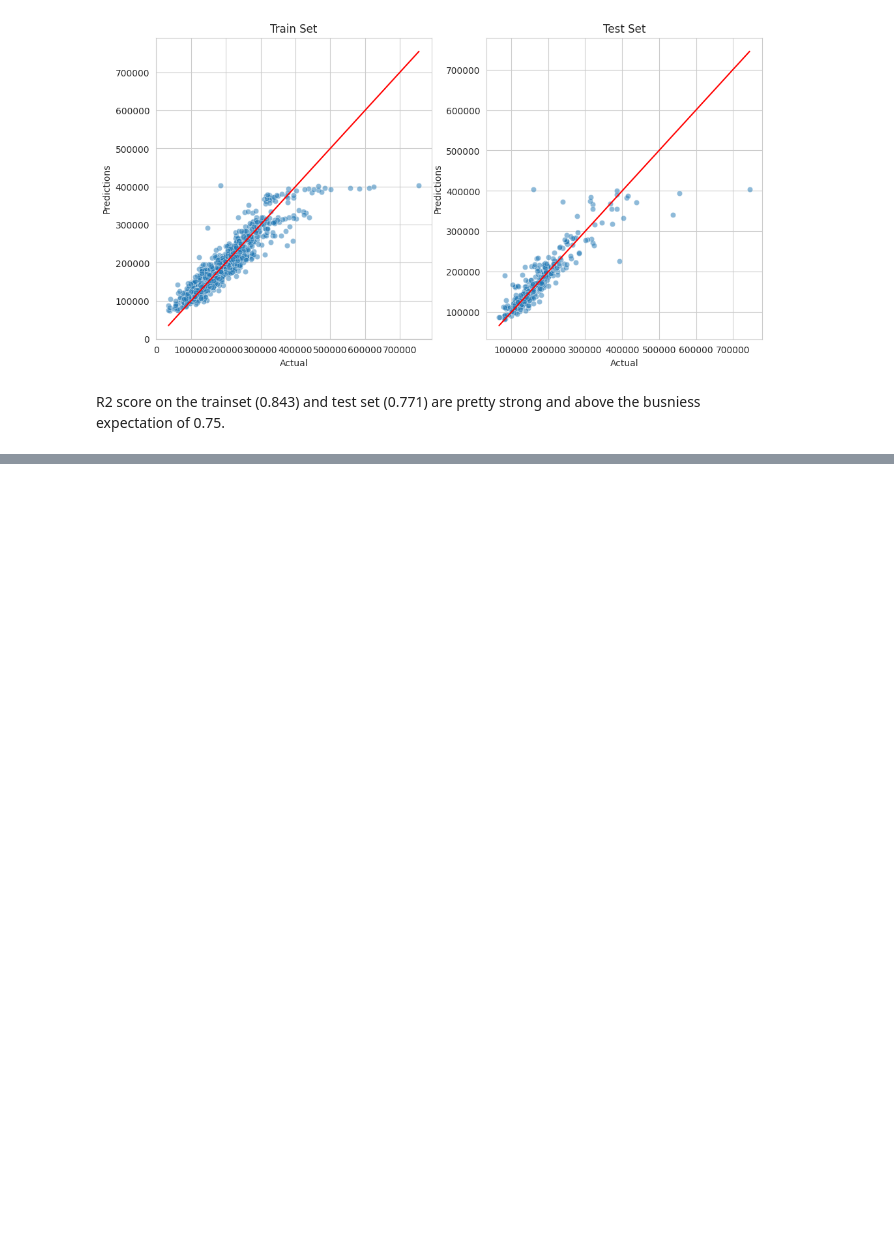
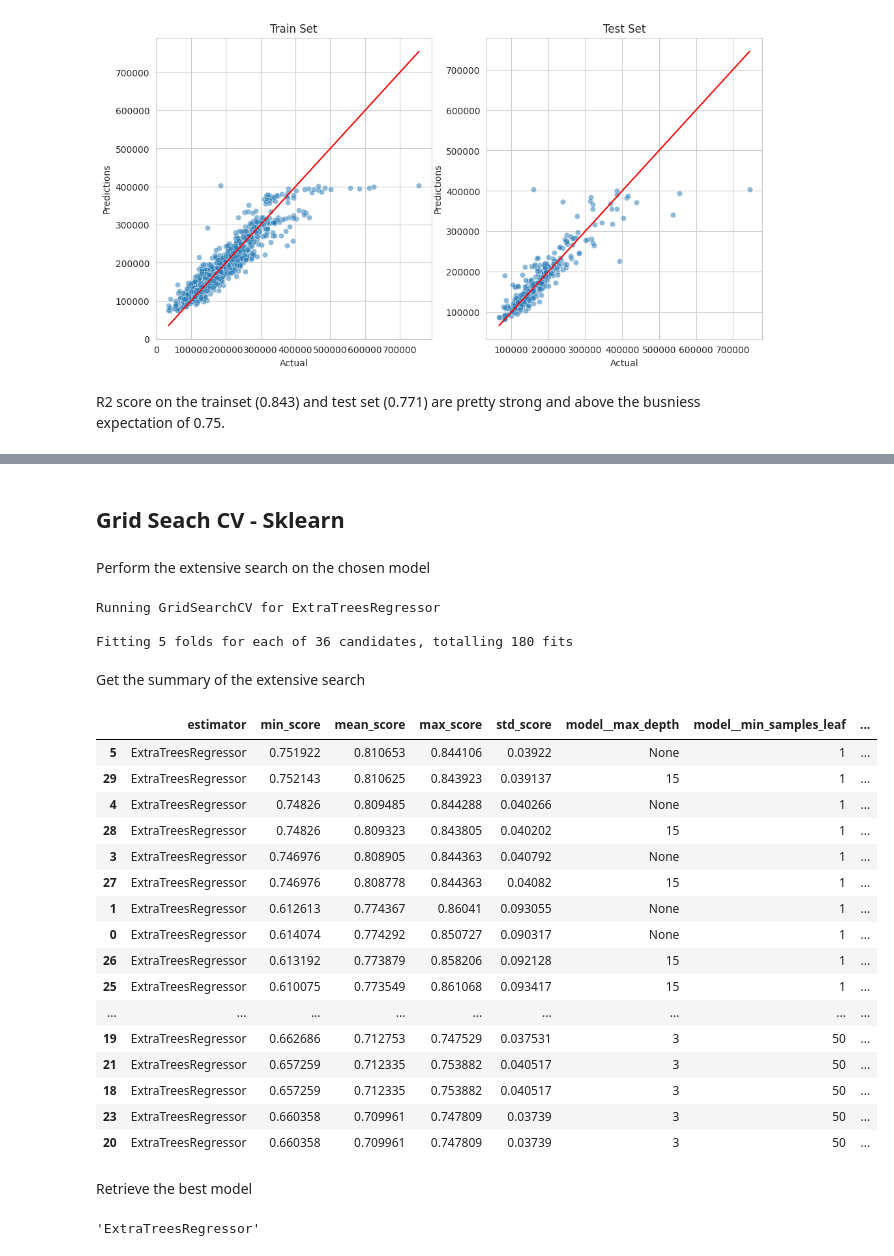
Before and after one commit to dvudd/CI_PP5, a Jupyter notebook: jupyter_notebooks/05 - ModelingAndEvaluation.ipynb, the cells around one changed output, grey strips where cells are left out. Drawn from its saved outputs; the diff is of its cells as text; code cells hidden in the pictures; blank space fills up the shorter version.

```diff
--- a/jupyter_notebooks/05 - ModelingAndEvaluation.ipynb
+++ b/jupyter_notebooks/05 - ModelingAndEvaluation.ipynb
@@ -485,0 +496,7 @@ R2 score on the trainset (0.843) and test set (0.771) are pretty strong and abov
+# %%
+x_train = x_train.filter(best_features)
+x_test = x_test.filter(best_features)
+
+print("Train set:", x_train.shape, y_train.shape)
+print("Test set:", x_test.shape, y_test.shape)
+x_train.head()
@@ -485,0 +512,2 @@ R2 score on the trainset (0.843) and test set (0.771) are pretty strong and abov
+# %% [markdown]
+## Grid Seach CV - Sklearn
@@ -485,0 +532,39 @@ R2 score on the trainset (0.843) and test set (0.771) are pretty strong and abov
+# %% [markdown]
+Perform the extensive search on the chosen model
+# %%
+search = HyperparameterOptimizationSearch(models=models_search, params=params_search)
+search.fit(x_train, y_train, scoring = 'r2', n_jobs=-1, cv=5)
+# %% [output]
+Running GridSearchCV for ExtraTreesRegressor
+
+Fitting 5 folds for each of 36 candidates, totalling 180 fits
+# %% [markdown]
+Get the summary of the extensive search
+# %%
+grid_search_summary, grid_search_pipelines = search.score_summary(sort_by='mean_score')
+grid_search_summary
+# %% [output]
+|  | estimator | min_score | mean_score | max_score | std_score | model__max_depth | model__min_samples_leaf | ... |
+| 5 | ExtraTreesRegressor | 0.751922 | 0.810653 | 0.844106 | 0.03922 | None | 1 | ... |
+| 29 | ExtraTreesRegressor | 0.752143 | 0.810625 | 0.843923 | 0.039137 | 15 | 1 | ... |
+| 4 | ExtraTreesRegressor | 0.74826 | 0.809485 | 0.844288 | 0.040266 | None | 1 | ... |
+| 28 | ExtraTreesRegressor | 0.74826 | 0.809323 | 0.843805 | 0.040202 | 15 | 1 | ... |
+| 3 | ExtraTreesRegressor | 0.746976 | 0.808905 | 0.844363 | 0.040792 | None | 1 | ... |
+| 27 | ExtraTreesRegressor | 0.746976 | 0.808778 | 0.844363 | 0.04082 | 15 | 1 | ... |
+| 1 | ExtraTreesRegressor | 0.612613 | 0.774367 | 0.86041 | 0.093055 | None | 1 | ... |
+| 0 | ExtraTreesRegressor | 0.614074 | 0.774292 | 0.850727 | 0.090317 | None | 1 | ... |
+| 26 | ExtraTreesRegressor | 0.613192 | 0.773879 | 0.858206 | 0.092128 | 15 | 1 | ... |
+| 25 | ExtraTreesRegressor | 0.610075 | 0.773549 | 0.861068 | 0.093417 | 15 | 1 | ... |
+| ... | ... | ... | ... | ... | ... | ... | ... | ... |
+| 19 | ExtraTreesRegressor | 0.662686 | 0.712753 | 0.747529 | 0.037531 | 3 | 50 | ... |
+| 21 | ExtraTreesRegressor | 0.657259 | 0.712335 | 0.753882 | 0.040517 | 3 | 50 | ... |
+| 18 | ExtraTreesRegressor | 0.657259 | 0.712335 | 0.753882 | 0.040517 | 3 | 50 | ... |
+| 23 | ExtraTreesRegressor | 0.660358 | 0.709961 | 0.747809 | 0.03739 | 3 | 50 | ... |
+| 20 | ExtraTreesRegressor | 0.660358 | 0.709961 | 0.747809 | 0.03739 | 3 | 50 | ... |
+# %% [markdown]
+Retrieve the best model
+# %%
+best_model = grid_search_summary.iloc[0,0]
+best_model
+# %% [output]
+'ExtraTreesRegressor'
```
Also changed, not shown: parts of 31 cells of this notebook, 7 other files.
